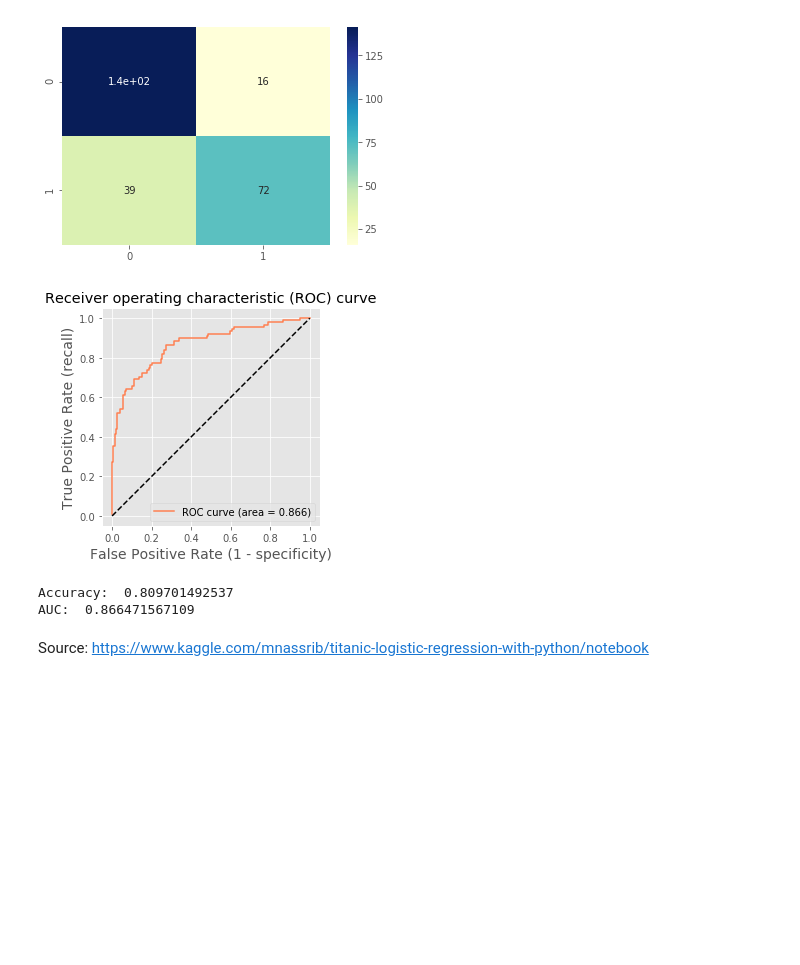
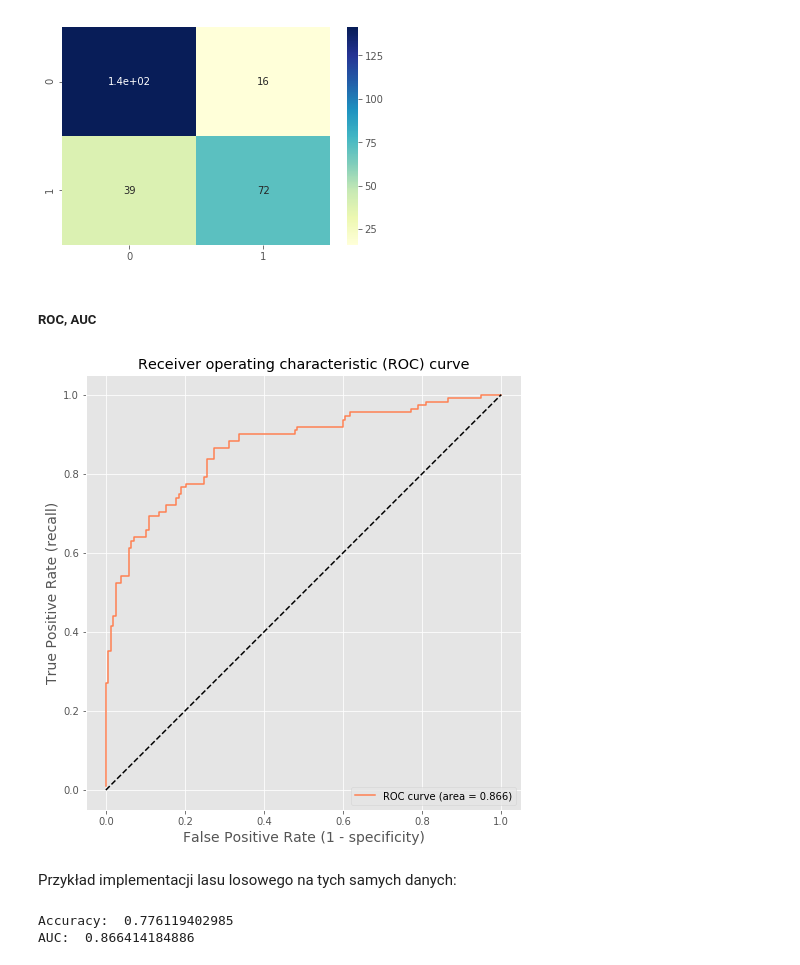
Before and after one commit to pfilo8/Dni-Matematyki-2018---Warsztaty-Gauss, a Jupyter notebook: Titanic.ipynb, the cells around one changed output. Drawn from its saved outputs; the diff is of its cells as text; code cells hidden in the pictures; blank space fills up the shorter version.

Commit message:
Dodanie cwiczen, podziekowan, label encodingu

```diff
--- a/Titanic.ipynb
+++ b/Titanic.ipynb
@@ -189,3 +189,14 @@ Algorytmy uczenia maszynowego są zaprogramowane w ten sposób, że jako wejści
 ####  Label Encoding vs One Hot Encoding
 # %% [markdown]
 ![LB vs OHE](LabelVSOneHot.jpg)
+# %%
+# Label Encoding
+from sklearn.preprocessing import LabelEncoder
+
+print(train_data['Sex'].head())
+print('-'*30)
+
+le = LabelEncoder()
+train_data['Sex'] = le.fit_transform(train_data['Sex'])
+
+print(train_data['Sex'].head())
@@ -192,9 +219,13 @@ Algorytmy uczenia maszynowego są zaprogramowane w ten sposób, że jako wejści
 # %%
+from IPython.display import display #Ładne printowanie dwóch tabel w 1 komórce
+
+display(train_data.head())
+
 # One Hot Encoding
-training = pd.get_dummies(train_data, columns=["Pclass","Embarked","Sex"], drop_first = True)
+training = pd.get_dummies(train_data, columns=["Pclass","Embarked"], drop_first = True)
 # Usuwanie zbędnych kolumn
 training.drop(['Name', 'Ticket'], axis = 1, inplace = True)
 
 final_train = training
-final_train.head()
+display(final_train.head())
 # %% [output]
@@ -356,25 +373,29 @@ sns.heatmap(confusion_matrix(y_test, y_pred), annot = True, cmap = "YlGnBu")
 plt.show()
 # %% [output]
 [figure]
+# %% [markdown]
+##### ROC, AUC
 # %%
 from sklearn.metrics import roc_curve, auc
 
 y_pred_proba = logreg.predict_proba(X_test)[:, 1]
 [fpr, tpr, thr] = roc_curve(y_test, y_pred_proba)
 
-plt.figure()
+plt.figure(figsize = (8,8))
 plt.plot(fpr, tpr, color = 'coral', label='ROC curve (area = %0.3f)' % auc(fpr, tpr))
 plt.plot([0, 1], [0, 1], 'k--')
 plt.xlim([0.0, 1.0])
 plt.ylim([0.0, 1.05])
 plt.axis('square')
 plt.xlabel('False Positive Rate (1 - specificity)', fontsize=14)
 plt.ylabel('True Positive Rate (recall)', fontsize=14)
 plt.title('Receiver operating characteristic (ROC) curve')
 plt.legend(loc = "lower right")
 plt.show()
 # %% [output]
-[figure, old version]
+[figure, new version]
+# %% [markdown]
+Przykład implementacji lasu losowego na tych samych danych:
 # %%
 from sklearn.ensemble import RandomForestClassifier
 
@@ -386,5 +407,5 @@ y_pred_proba = rf.predict_proba(X_test)[:,1]
 print('Accuracy: ', accuracy_score(y_test, y_pred))
 print('AUC: ', auc(fpr, tpr))
 # %% [output]
-Accuracy:  0.809701492537
-AUC:  0.866471567109
+Accuracy:  0.776119402985
+AUC:  0.866414184886
@@ -399,2 +411,0 @@ submission.to_csv('submission.csv', index = False)
-# %% [markdown]
-Source: https://www.kaggle.com/mnassrib/titanic-logistic-regression-with-python/notebook
```
Also changed, not shown: parts of 18 cells of this notebook, 3 other files.
